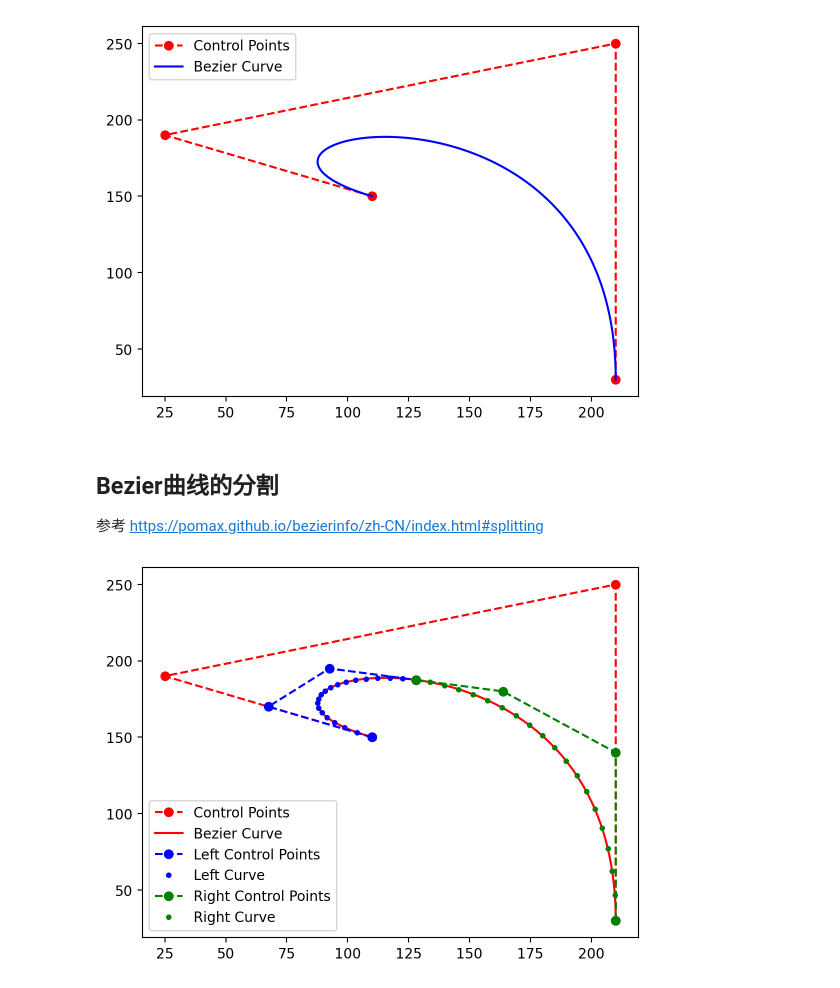
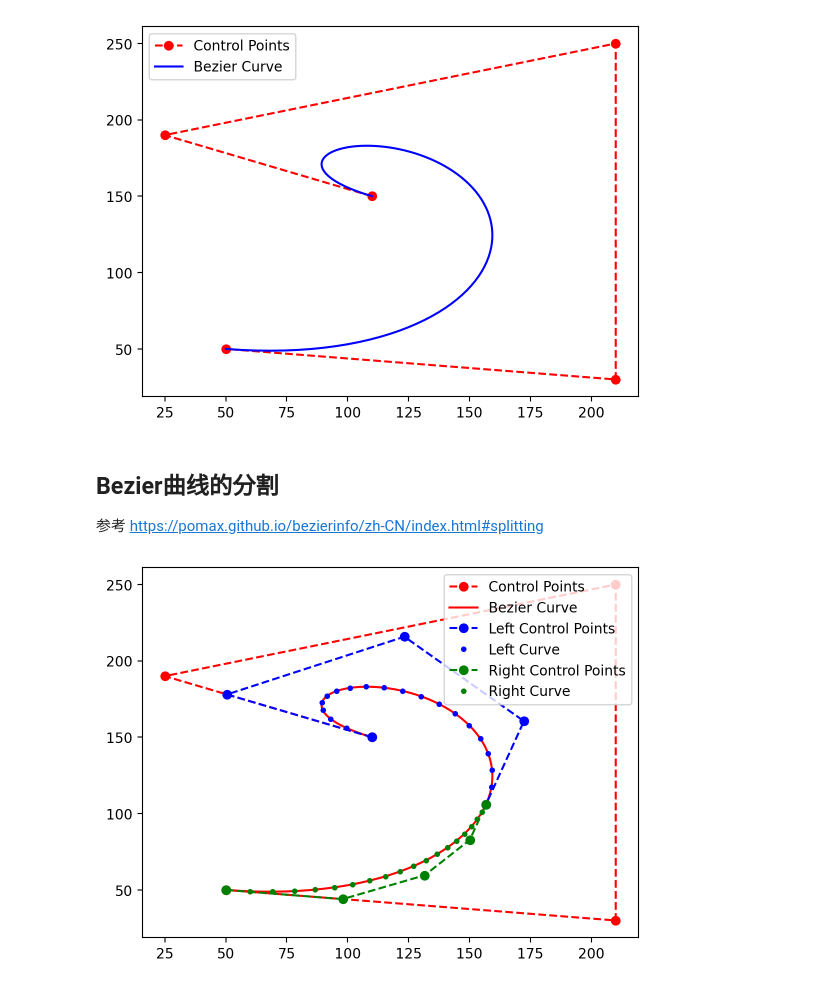
Before and after one commit to Theigrams/cnc_interpolation, a Jupyter notebook: examples/bezier.ipynb, the cells around one changed output. Drawn from its saved outputs; the diff is of its cells as text; code cells hidden in the pictures.

```diff
--- a/examples/bezier.ipynb
+++ b/examples/bezier.ipynb
@@ -12,7 +12,7 @@ from core.curve import Bezier
 
 import numpy as np
 
-control_points = np.array(object=[[110, 150], [25, 190], [210, 250], [210, 30]])
+control_points = np.array(object=[[110, 150], [25, 190], [210, 250], [210, 30], [50, 50]])
 
 b0 = Bezier(control_points)
 p0 = b0.get_points(100)
@@ -21,7 +21,7 @@ plt.plot(p0[:, 0], p0[:, 1], "b-", label="Bezier Curve")
 plt.legend()
 plt.show()
 # %% [output]
-[figure, old version]
+[figure, new version]
 # %% [markdown]
 ## Bezier曲线的分割
 
@@ -29,19 +29,19 @@ plt.show()
 # %%
 plt.plot(control_points[:, 0], control_points[:, 1], "ro--", label="Control Points")
 plt.plot(p0[:, 0], p0[:, 1], "r-", label="Bezier Curve")
 
-b1, b2 = b0.split(0.5)
+b1, b2 = b0.split(0.7)
 
 p1 = b1.get_points(20)
 left_ctrlpts = b1.control_points
 plt.plot(left_ctrlpts[:, 0], left_ctrlpts[:, 1], "bo--", label="Left Control Points")
 plt.plot(p1[:, 0], p1[:, 1], "b.", label="Left Curve")
 
 p2 = b2.get_points(20)
 right_ctrlpts = b2.control_points
 plt.plot(right_ctrlpts[:, 0], right_ctrlpts[:, 1], "go--", label="Right Control Points")
 plt.plot(p2[:, 0], p2[:, 1], "g.", label="Right Curve")
 plt.legend()
 plt.show()
 # %% [output]
-[figure, old version]
+[figure, new version]
```
